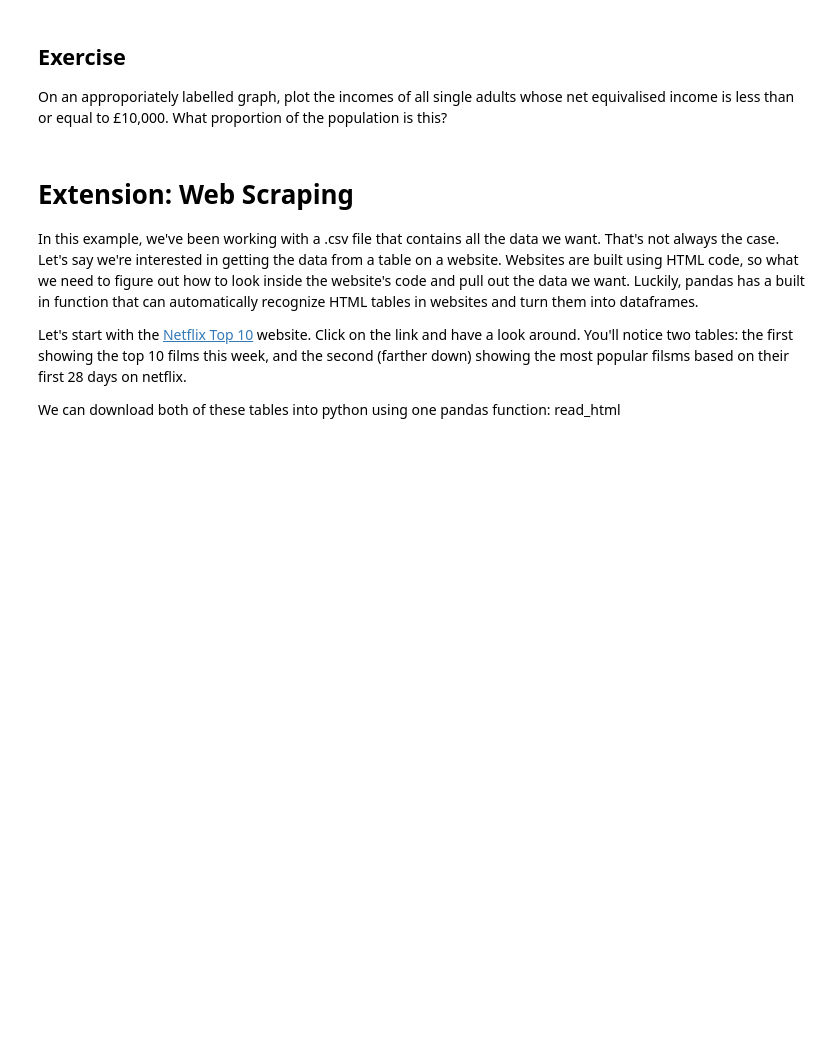
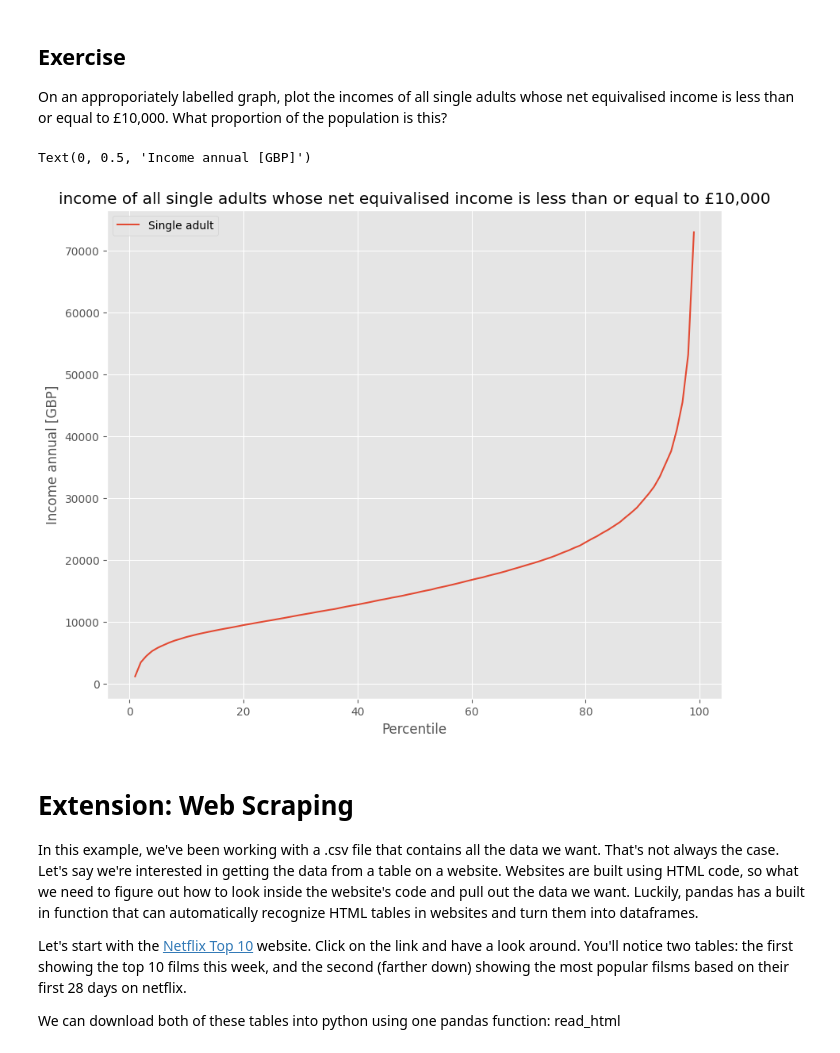
Before and after one commit to Kate823-jjj/QM-1, a Jupyter notebook: notebooks/W02. Pandas.ipynb, the cells around one changed output. Cells and saved outputs as stored; diff of their text form; code cells hidden in the pictures; blank space fills up the shorter version.

```diff
--- a/notebooks/W02. Pandas.ipynb
+++ b/notebooks/W02. Pandas.ipynb
@@ -347,6 +380,17 @@ We won't dwell on comparative operative, here we've used ">" to mean "is greater
 # %% [markdown]
 ## Exercise
 On an approporiately labelled graph, plot the incomes of all single adults whose net equivalised income is less than or equal to £10,000. What proportion of the population is this?
+# %%
+clean = income[['Single adult']]
+clean=clean.replace(',', '', regex=True)
+clean = clean.replace('-', 'NaN', regex=True).astype('float')
+clean[clean['Single adult']<=10000].plot()
+plt.title('income of all single adults whose net equivalised income is less than or equal to £10,000')
+plt.xlabel('Percentile')
+plt.ylabel('Income annual [GBP]')
+# %% [output]
+Text(0, 0.5, 'Income annual [GBP]')
+[figure, added]
 # %% [markdown]
 # Extension: Web Scraping
 
```
Also changed, not shown: parts of 16 cells of this notebook.
